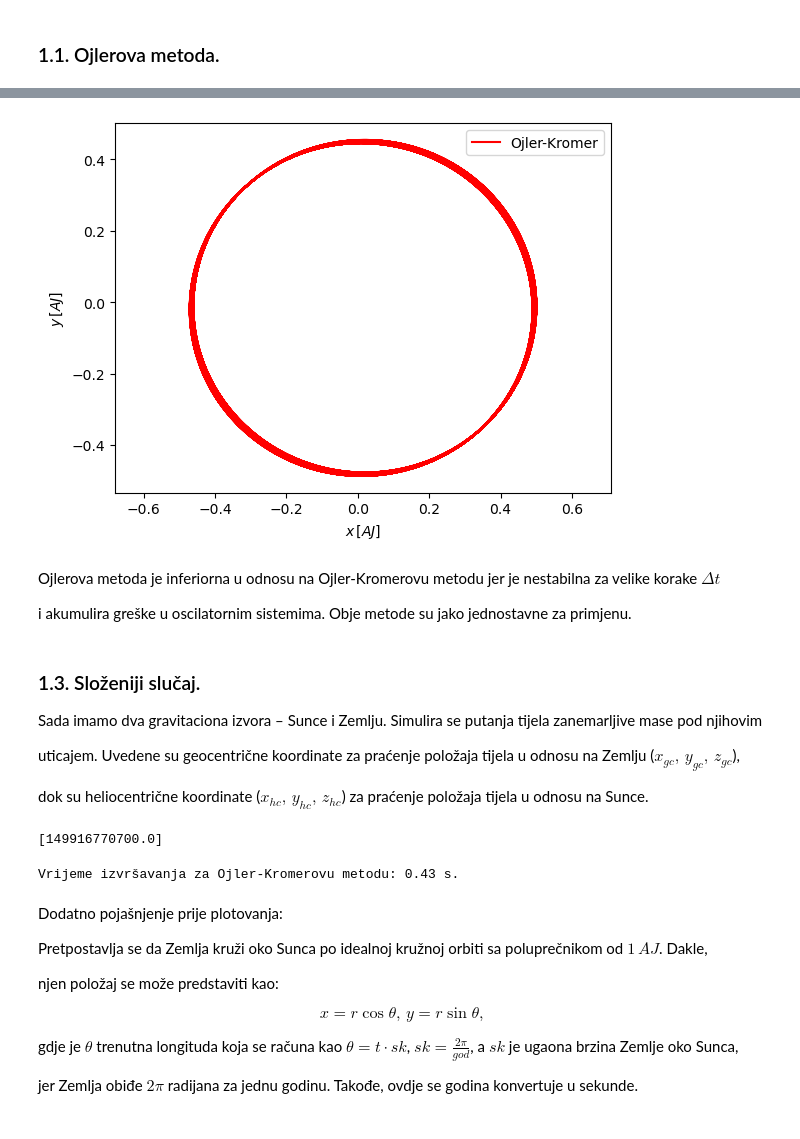
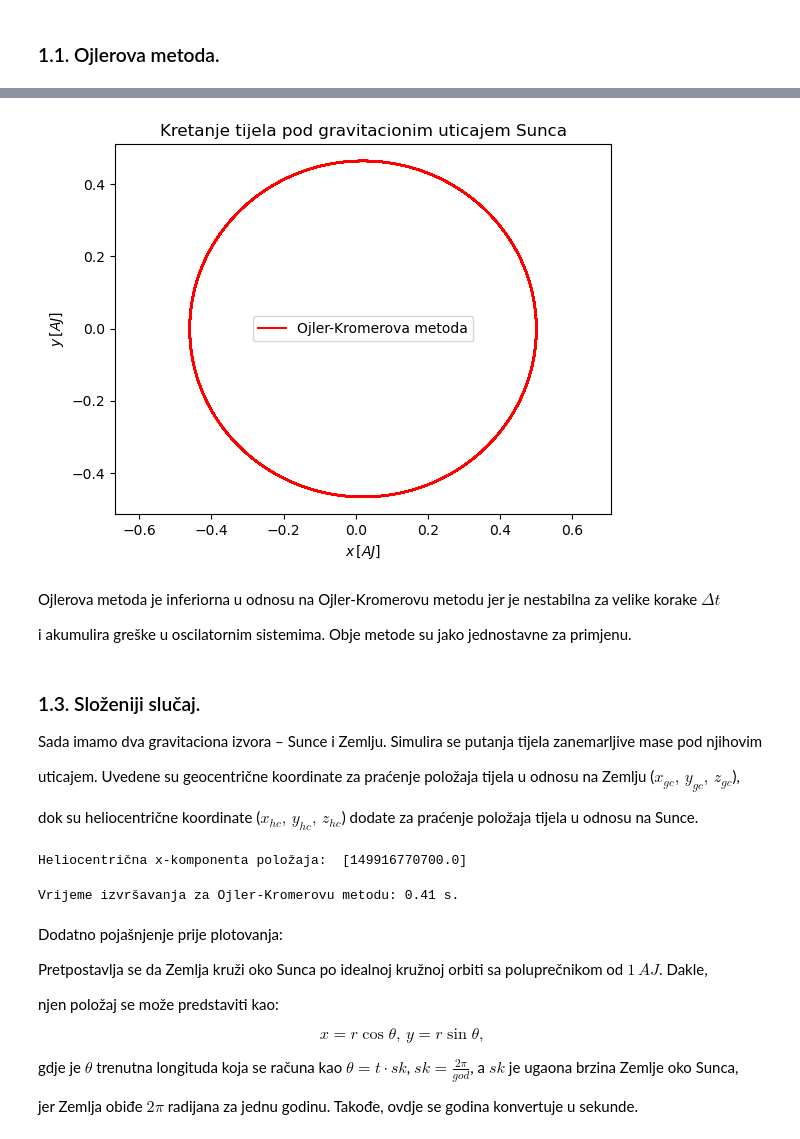
Before and after one commit to zorzeus/Numericke-metode-u-astronomiji, a Jupyter notebook: nma_07.ipynb, the cells around one changed output, grey strips where cells are left out. Saved outputs shown, nothing was run; the diff lists cells and outputs as text; code cells hidden in the pictures.

```diff
--- a/nma_07.ipynb
+++ b/nma_07.ipynb
@@ -92,12 +104,12 @@ x = [au2m(0.5)] # početni položaji
 y = [au2m(0.25)]
 z = [0]
 
-vx = [0] # početne brzine
+vx = [0] # početne brzine [m/s]
 vy = [4e4]
 vz = [1e4]
 
-t = year2second(50) # parametri integracije
-dt = day2second(1)
+t = year2second(10) # parametri integracije
+dt = day2second(0.1)
 
 tt = 0
 
@@ -123,10 +135,11 @@ while tt < t:
     # vrijeme
     tt = tt + dt
 
-plt.plot(m2au(np.array(x)), m2au(np.array(y)),'b', label='Ojler')
+plt.plot(m2au(np.array(x)), m2au(np.array(y)),'b', label='Ojlerova metoda')
 plt.axis('equal')
 plt.xlabel(r'$X\,[AJ]$')
 plt.ylabel(r'$Y\,[AJ]$')
+plt.title('Kretanje tijela pod gravitacionim uticajem Sunca')
 plt.legend()
 plt.show()
 # %% [output]
@@ -149,43 +164,47 @@ x = [au2m(0.5)] # #početni uslovi
 y = [0.25]
 z = [0]
 
-vx = [0] # početne brzine
+vx = [0] # početne brzine [m/s]
 vy = [4e4]
 vz = [1e4]
 
 tt = 0
-dt = day2second(1)
+
+t = year2second(10) # parametri integracije
+dt = day2second(0.1)
+
 while tt<t:
 
     r = np.sqrt(x[-1]**2 + y[-1]**2 + z[-1]**2) #trenutno heliocentrično rastojanje
 
     # komponente ubrzanja
     ax = -gm/r**3 * x[-1]
     ay = - gm/r**3 * y[-1]
     az = - gm/r**3 * z[-1]
 
     # brzine
     vx.append(vx[-1] + ax * dt)
     vy.append(vy[-1] + ay * dt)
     vz.append(vz[-1] + az * dt)
 
     # koordinate
     x.append(x[-1] + vx[-1] * dt)
     y.append(y[-1] + vy[-1] * dt)
     z.append(z[-1] + vz[-1] * dt)
 
     # vrijeme
     tt = tt+dt
 
-plt.plot(m2au(np.array(x)), m2au(np.array(y)),'r', label='Ojler-Kromer')
+plt.plot(m2au(np.array(x)), m2au(np.array(y)),'r', label='Ojler-Kromerova metoda')
 plt.axis('equal')
 plt.legend()
 plt.xlabel('$x\,[AJ]$')
 plt.ylabel('$y\,[AJ]$')
+plt.title('Kretanje tijela pod gravitacionim uticajem Sunca')
 plt.legend()
 plt.show()
 # %% [output]
-[figure, old version]
+[figure, new version]
 # %% [markdown]
 Ojlerova metoda je inferiorna u odnosu na Ojler-Kromerovu metodu jer je nestabilna za velike korake $\Delta t$
 
@@ -196,14 +215,14 @@ Sada imamo dva gravitaciona izvora – Sunce i Zemlju. Simulira se putanja tijel
 
 uticajem. Uvedene su geocentrične koordinate za praćenje položaja tijela u odnosu na Zemlju ($x_{gc},\,y_{gc},\,z_{gc}$),
 
-dok su heliocentrične koordinate ($x_{hc},\,y_{hc},\,z_{hc}$) za praćenje položaja tijela u odnosu na Sunce.
+dok su heliocentrične koordinate ($x_{hc},\,y_{hc},\,z_{hc}$) dodate za praćenje položaja tijela u odnosu na Sunce.
 # %%
-Ms = 1.989e30 # masa Sunca
-Mz = 5.972e24 # masa Zemlje
-gama = 6.67e-11 # gravitaciona konstanta
-r0z = 6.378e6  # poluprečnik Zemlje
-v_zemlja = 2 * np.pi * au2m(1.) / (365.25 * 86400) # brzina Zemlje
-v0 = 1e3 # početna brzina u odnosu na Zemlju
+Ms = 1.989e30 # masa Sunca [kg]
+Mz = 5.972e24 # masa Zemlje [kg]
+gama = 6.67e-11 # gravitaciona konstanta [Nm²/kg²]
+r0z = 6.378e6  # poluprečnik Zemlje [m]
+v_zemlja = 2 * np.pi * au2m(1.) / (365.25 * 86400) # brzina Zemlje [m/s]
+v0 = 1e3 # početna brzina u odnosu na Zemlju [m/s]
 
 x_hc = [au2m(1.) + 50 * r0z] # 50 Zemljinih poluprečnika od Zemlje
 y_hc = [0]
@@ -212,9 +231,9 @@ vx_hc = 0.25 * v0
 vy_hc = v_zemlja + v0 # heliocentrična brzina tijela
 vz_hc = 0.25 * v0
 
-print(x_hc)
+print('Heliocentrična x-komponenta položaja: ', x_hc)
 # %% [output]
-[149916770700.0]
+Heliocentrična x-komponenta položaja:  [149916770700.0]
 # %%
 start = time.time()
 
@@ -231,7 +250,7 @@ z_gc = [z_hc[0] - zz]
 dt = day2second(1/24/6) # korak integracije
 t = 0 # početno vrijeme
 
-while t < year2second(1): # jedna godina (eksperimentisati)
+while t < year2second(1): # eksperimentisati
 
     r_hc=(x_hc[-1] ** 2 + y_hc[-1] ** 2 + z_hc[-1] ** 2)**(1/2)
     r_gc=(x_gc[-1] ** 2 + y_gc[-1] ** 2 + z_gc[-1] ** 2)**(1/2)
@@ -272,7 +291,7 @@ z_gc = np.array(z_gc)
 end = time.time()
 print(f'Vrijeme izvršavanja za Ojler-Kromerovu metodu: {end - start:.2f} s.')
 # %% [output]
-Vrijeme izvršavanja za Ojler-Kromerovu metodu: 0.43 s.
+Vrijeme izvršavanja za Ojler-Kromerovu metodu: 0.41 s.
 # %% [markdown]
 Dodatno pojašnjenje prije plotovanja:
 
```
Also changed, not shown: parts of 25 cells of this notebook, 1 other file.
